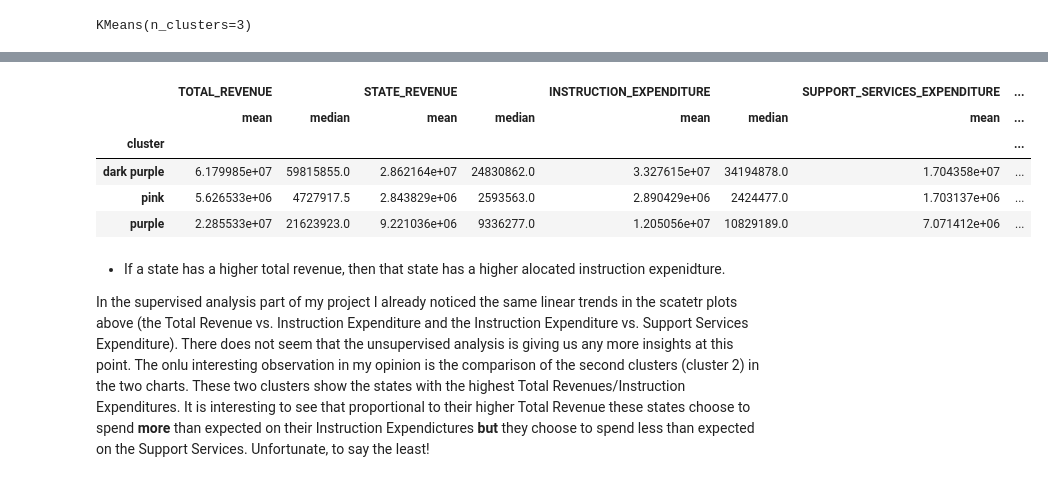
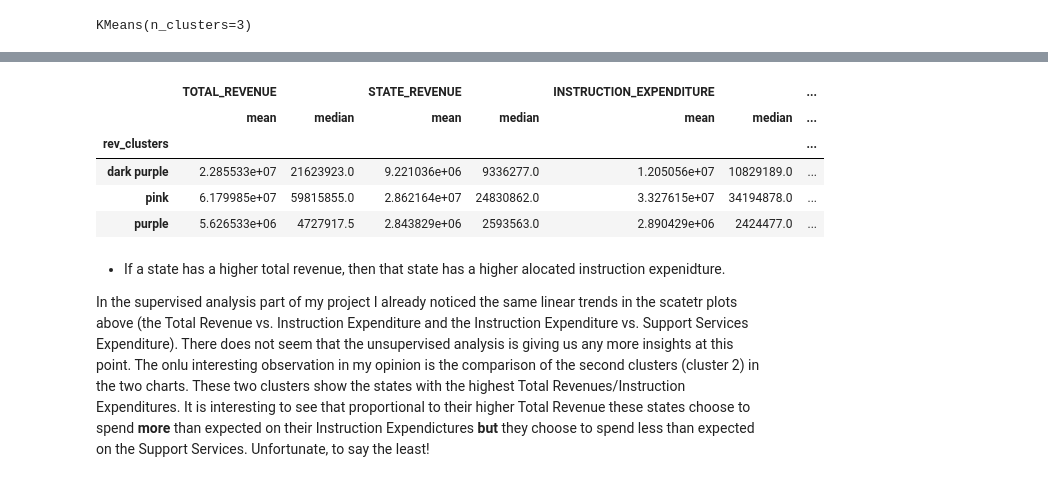
Before and after one commit to Azadeh-Rezaei/NAEP-Results-Analysis, a Jupyter notebook: 03 Scripts/Unsupervised Machine Learning - Clustering.ipynb, the cells around one changed output, grey strips where cells are left out. Drawn from its saved outputs; the diff is of its cells as text; code cells hidden in the pictures.

```diff
--- a/03 Scripts/Unsupervised Machine Learning - Clustering.ipynb
+++ b/03 Scripts/Unsupervised Machine Learning - Clustering.ipynb
@@ -32,10 +32,10 @@ import pylab as pl # Convenience module to bulk import matplotlib
 # To ensures the graphs are displayed in the notebook:
 %matplotlib inline
 # %%
-path = r'/Users/azadehrezaei/Desktop/NAEP Results Analysis/02 Data'
+path = r'/Users/azadehrezaei/Desktop/NAEP Results Analysis'
 # %%
 # Importing the assessment results:
-df = pd.read_csv(os.path.join(path, 'Original Data', 'states_all_updated.csv'))
+df = pd.read_csv(os.path.join(path, '02 Data', 'Prepared Data', 'states_all_extended_assessment_levels.csv'))
 # %%
 df.head()
 # %% [output]
@@ -140,5 +140,5 @@ kmeans.fit(df_rev)
 # %% [output]
 KMeans(n_clusters=3)
 # %%
-df_rev['clusters'] = kmeans.fit_predict(df_rev)
+df_rev['rev_clusters'] = kmeans.fit_predict(df_rev)
 # %%
@@ -184,19 +187,19 @@ plt.show()
 # %%
-df_rev.loc[df_rev['clusters'] == 2, 'cluster'] = 'dark purple'
-df_rev.loc[df_rev['clusters'] == 1, 'cluster'] = 'purple'
-df_rev.loc[df_rev['clusters'] == 0, 'cluster'] = 'pink'
+df_rev.loc[df_rev['rev_clusters'] == 2, 'rev_clusters'] = 'dark purple'
+df_rev.loc[df_rev['rev_clusters'] == 1, 'rev_clusters'] = 'purple'
+df_rev.loc[df_rev['rev_clusters'] == 0, 'rev_clusters'] = 'pink'
 # %%
-df_rev.groupby('cluster').agg({'TOTAL_REVENUE':['mean', 'median'],
+df_rev.groupby('rev_clusters').agg({'TOTAL_REVENUE':['mean', 'median'],
                          'STATE_REVENUE':['mean', 'median'],
                          'INSTRUCTION_EXPENDITURE':['mean', 'median'],
                           'SUPPORT_SERVICES_EXPENDITURE':['mean', 'median']})
 # %% [output]
-|  | TOTAL_REVENUE |  | STATE_REVENUE |  | INSTRUCTION_EXPENDITURE |  | SUPPORT_SERVICES_EXPENDITURE | ... |
-|  | mean | median | mean | median | mean | median | mean | ... |
-| cluster |  |  |  |  |  |  |  | ... |
-| dark purple | 6.179985e+07 | 59815855.0 | 2.862164e+07 | 24830862.0 | 3.327615e+07 | 34194878.0 | 1.704358e+07 | ... |
-| pink | 5.626533e+06 | 4727917.5 | 2.843829e+06 | 2593563.0 | 2.890429e+06 | 2424477.0 | 1.703137e+06 | ... |
-| purple | 2.285533e+07 | 21623923.0 | 9.221036e+06 | 9336277.0 | 1.205056e+07 | 10829189.0 | 7.071412e+06 | ... |
+|  | TOTAL_REVENUE |  | STATE_REVENUE |  | INSTRUCTION_EXPENDITURE |  | ... |
+|  | mean | median | mean | median | mean | median | ... |
+| rev_clusters |  |  |  |  |  |  | ... |
+| dark purple | 2.285533e+07 | 21623923.0 | 9.221036e+06 | 9336277.0 | 1.205056e+07 | 10829189.0 | ... |
+| pink | 6.179985e+07 | 59815855.0 | 2.862164e+07 | 24830862.0 | 3.327615e+07 | 34194878.0 | ... |
+| purple | 5.626533e+06 | 4727917.5 | 2.843829e+06 | 2593563.0 | 2.890429e+06 | 2424477.0 | ... |
 # %% [markdown]
 - If a state has a higher total revenue, then that state has a higher alocated instruction expenidture.
 
```
Also changed, not shown: parts of 17 cells of this notebook, 25 other files.
